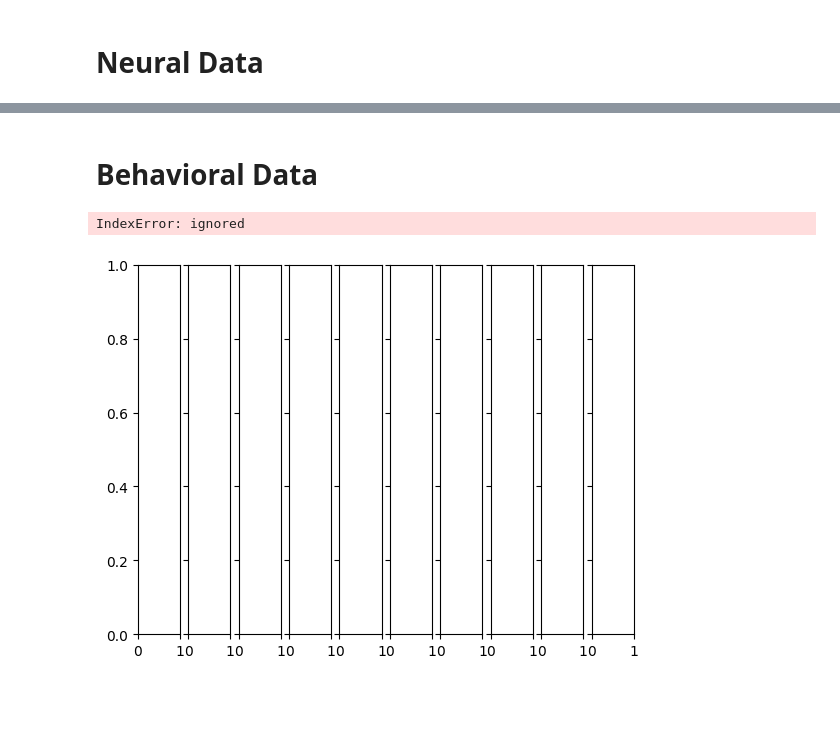
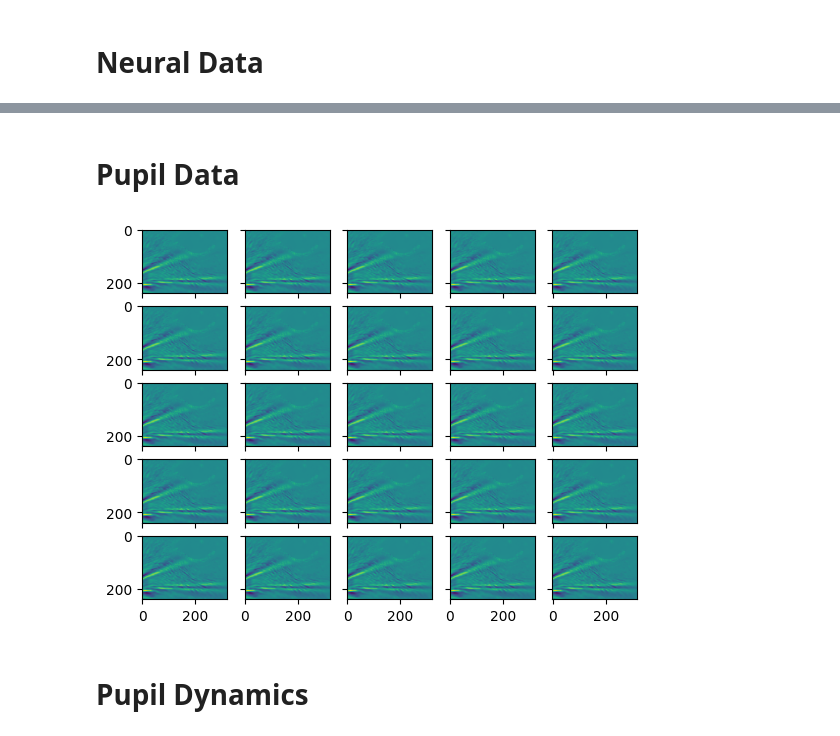
Before and after one commit to SuhaasAdiraju/NeuromatchAcademy2023_SSA, a Jupyter notebook: all_stars/suhaas/ExploringNMADataset_Stringer_Week1.ipynb, the cells around one changed output, grey strips where cells are left out. Saved outputs shown, nothing was run; the diff lists cells and outputs as text; code cells hidden in the pictures; blank space fills up the shorter version.

```diff
--- a/all_stars/suhaas/ExploringNMADataset_Stringer_Week1.ipynb
+++ b/all_stars/suhaas/ExploringNMADataset_Stringer_Week1.ipynb
@@ -46,17 +51,17 @@ for neuron in range(0,3):
 # %% [markdown]
-# Behavioral Data
+# Pupil Data
 # %%
 Masks = dat['beh_svd_mask'];
 MaskTimes = dat['beh_svd_time'];
 np.shape(Masks)
 
-rows = 1; cols = 10;
-fig, ax = plt.subplots(rows,cols,sharex= True, sharey= True, squeeze = False)
-for idx in range(0,1000,100):
+rows = 5; cols = 5;
+figure, ax = plt.subplots(rows,cols,sharex= True, sharey= True, squeeze = True)
+for rowi in range(rows):
   for coli in range(cols):
-    ax[rows,coli].imshow(Masks[:,:,idx])
-
-fig.show()
+    for idx in range(25):
+      ax[rowi,coli].imshow(Masks[:,:,idx])
 # %% [output]
-IndexError: ignored
-[figure, old version]
+[figure, new version]
+# %% [markdown]
+# Pupil Dynamics
```
Also changed, not shown: parts of 2 cells of this notebook.
